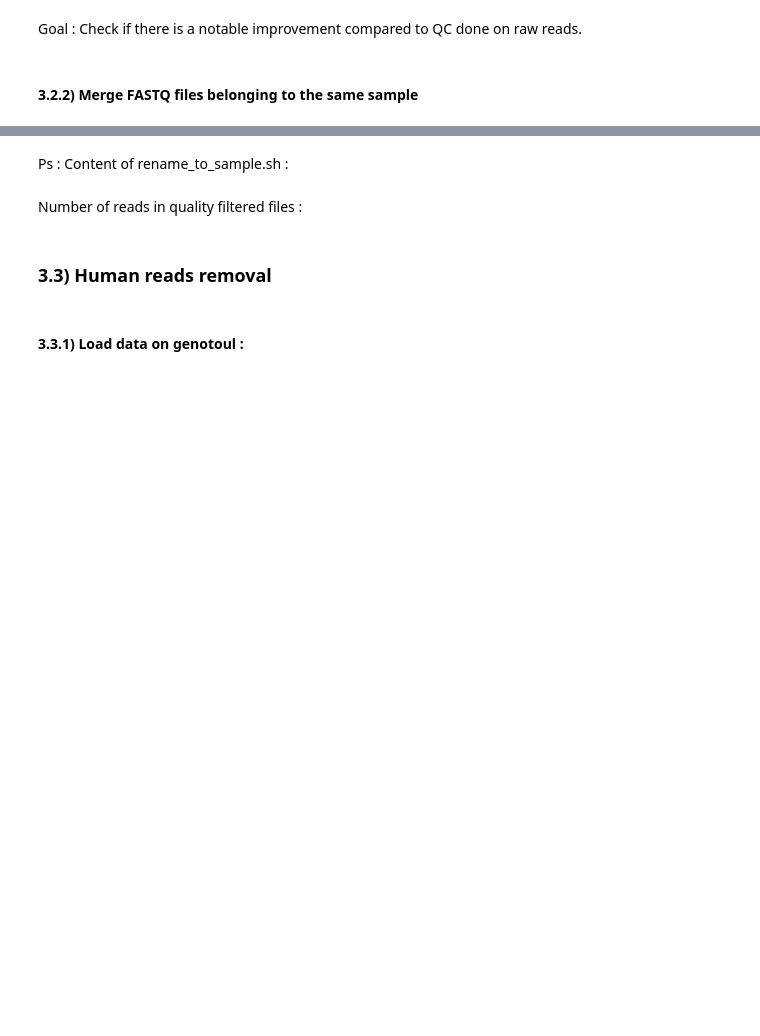
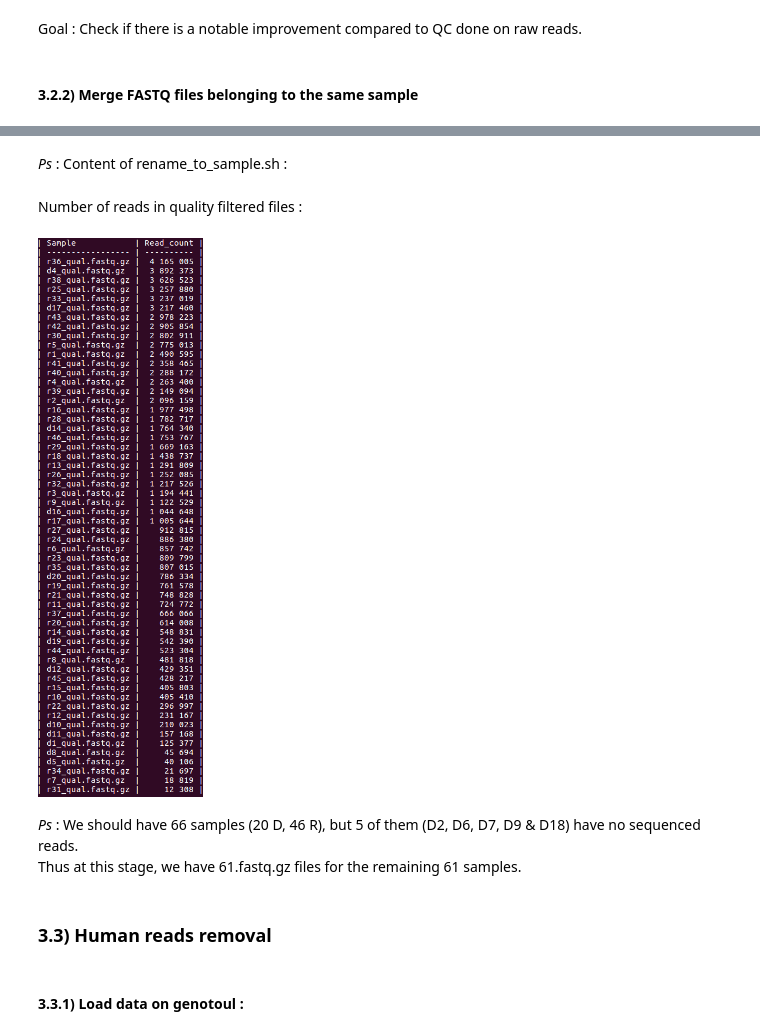
Before and after one commit to ScaonE/TTV, a Jupyter notebook: ttv_project.ipynb, the cells around one changed output, grey strips where cells are left out. Saved outputs shown, nothing was run; the diff lists cells and outputs as text; code cells hidden in the pictures; blank space fills up the shorter version.

```diff
--- a/ttv_project.ipynb
+++ b/ttv_project.ipynb
@@ -425,3 +395,3 @@ rm p*.*fastq.gz;
 # %% [markdown]
-Ps : Content of rename_to_sample.sh :
+*Ps* : Content of rename_to_sample.sh :
 # %%
@@ -446,3 +420,11 @@ done;
+# %%
+### CODE ###
+display < ./Picture/read_count_qual.png;
+# %% [output]
+[figure, added]
+# %% [markdown]
+*Ps* : We should have 66 samples (20 D, 46 R), but 5 of them (D2, D6, D7, D9 & D18) have no sequenced reads. <br>
+Thus at this stage, we have 61.fastq.gz files for the remaining 61 samples.
 # %% [markdown]
 ### 3.3) Human reads removal
 # %% [markdown]
```
Also changed, not shown: parts of 66 cells of this notebook.
